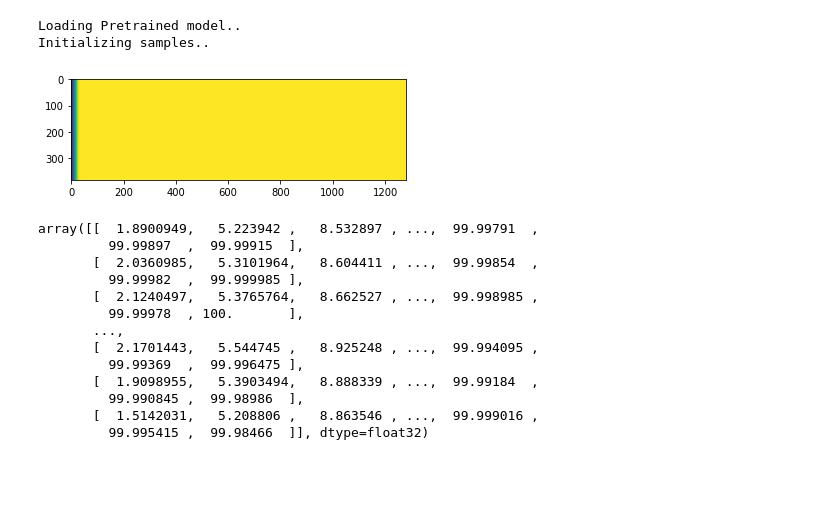
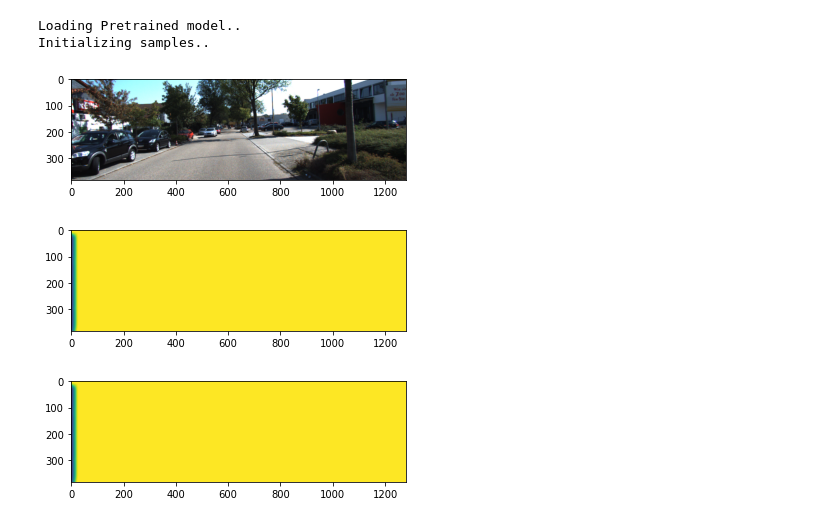
Before and after one commit to Monash-Connected-Autonomous-Vehicle/unsupervised-pseuso-LiDAR, a Jupyter notebook: inverse_warper.ipynb, the cells around one changed output. Cells and saved outputs as stored; diff of their text form; code cells hidden in the pictures; blank space fills up the shorter version.

```diff
--- a/inverse_warper.ipynb
+++ b/inverse_warper.ipynb
@@ -283,10 +283,10 @@ from utils.transforms import UnNormalize
 from geometry.pose_geometry import *
 
 # load checkpoint
-save_path = './pretrained/generic_sfm.pth'
+save_path = './pretrained/sfm.pth'
 checkpoint = torch.load(save_path)
 depth_model_state_dict = checkpoint['dpth_mdl_state_dict']
-pose_model_state_dict  = checkpoint['pose_mdl_state_dict']
+#pose_model_state_dict  = checkpoint['pose_mdl_state_dict']
 
 # init dataset
 with open('configs/test_config.yaml') as file:
@@ -298,49 +298,48 @@ dataloader = trainer.train_loader
 Loading Pretrained model..
 Initializing samples..
 # %%
-one_sample = trainer.dataset.__getitem__(100)
+one_sample = trainer.dataset.__getitem__(140)
+# %%
+input_img = np.transpose(one_sample['tgt'].cpu().detach().numpy(),(1, 2, 0))
+input_img = 0.5 + (input_img * 0.5)
 # %%
 # load a depth model
 depth_model = trainer.depth_model
 depth_model.load_state_dict(depth_model_state_dict)
 depth_model.eval()
 
 # # load a pose model
 # pose_model = trainer.pose_model
 # pose_model.load_state_dict(pose_model_state_dict)
 # pose_model.eval()
 
 # test input image
 input_imgs = one_sample['tgt'].unsqueeze(0).to(trainer.device)
 ref_imgs   = [img.unsqueeze(0).to(trainer.device) for img in one_sample['ref_imgs']]
 
 with torch.no_grad():
     # test and plot
     depth = depth_model(input_imgs)
 #     pose  = pose_model(input_imgs, ref_imgs)
 
 # split poses
 # poses_t_0 = pose[:, 0, :]
 
 # figure out all outputs
-img        = (1/depth[0][0].squeeze()).cpu().detach().numpy()
+deep        = (1/depth[0][0].squeeze()).cpu().detach().numpy()
 
-plt.imshow(img)
+plt.imshow(input_img)
 plt.show()
-
-img
 # %% [output]
-[figure, old version]
+[figure, new version]
-array([[  1.8900949,   5.223942 ,   8.532897 , ...,  99.99791  ,
-         99.99897  ,  99.99915  ],
-       [  2.0360985,   5.3101964,   8.604411 , ...,  99.99854  ,
-         99.99982  ,  99.999985 ],
-       [  2.1240497,   5.3765764,   8.662527 , ...,  99.998985 ,
-         99.99978  , 100.       ],
-       ...,
-       [  2.1701443,   5.544745 ,   8.925248 , ...,  99.994095 ,
-         99.99369  ,  99.996475 ],
-       [  1.9098955,   5.3903494,   8.888339 , ...,  99.99184  ,
-         99.990845 ,  99.98986  ],
-       [  1.5142031,   5.208806 ,   8.863546 , ...,  99.999016 ,
-         99.995415 ,  99.98466  ]], dtype=float32)
+# %%
+plt.imshow(deep)
+plt.show()
+# %% [output]
+[figure, added]
+# %%
+d = deep/np.max(deep)
+plt.imshow(d)
+plt.show()
+# %% [output]
+[figure, added]
```
Also changed, not shown: parts of 6 cells of this notebook, 7 other files.
